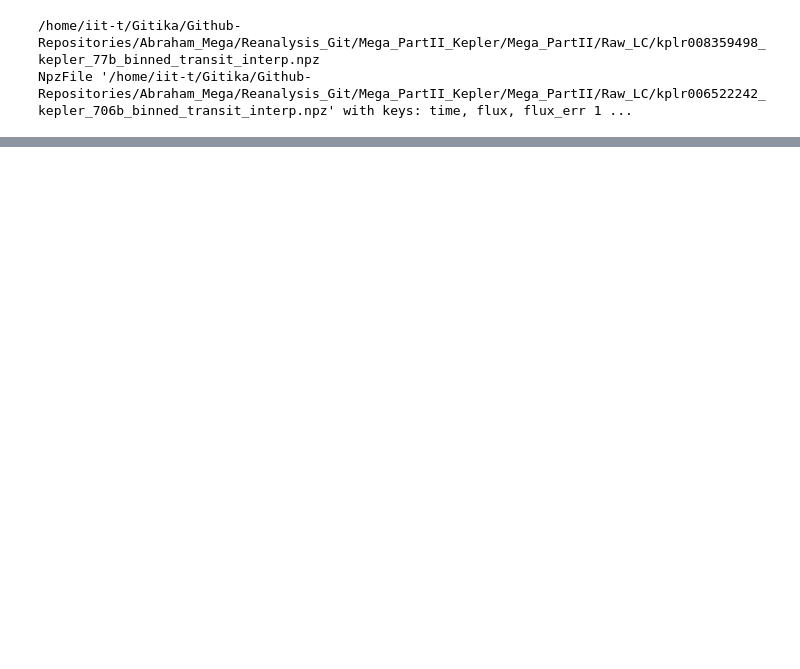
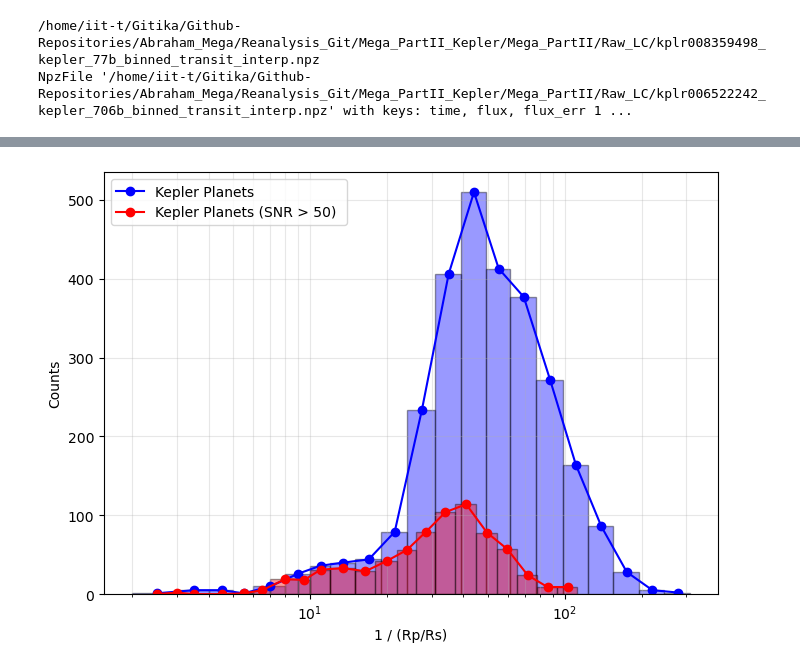
Before and after one commit to gitika2021/Mega_PartII, a Jupyter notebook: clean_codes_v2/Tests.ipynb, the cells around one changed output, grey strips where cells are left out. Cells and saved outputs as stored; diff of their text form; code cells hidden in the pictures; blank space fills up the shorter version.

```diff
--- a/clean_codes_v2/Tests.ipynb
+++ b/clean_codes_v2/Tests.ipynb
@@ -24,0 +341,98 @@ NpzFile '/home/iit-t/Gitika/Github-Repositories/Abraham_Mega/Reanalysis_Git/Mega
+# %%
+
+
+import numpy as np
+import pandas as pd
+
+
+def add_inverse_bins_as_input(df, bins, column='rprs',
+                              outfile='binned_table.csv'):
+    """
+    Bin using input bins defined in 1/rprs space.
+
+    Parameters
+    ----------
+    bins : list of [left, right]
+        Bin edges in inverse-rprs space (1/rprs)
+    """
+
+    df = df.copy()
+
+    rprs = df[column].to_numpy()
+    inv_rprs = 1.0 / rprs
+
+    bins = np.asarray(bins)
+
+    bin_idx = np.full(len(df), -1, dtype=int)
+
+    # assign bins in inverse space
+    for i, (l, r) in enumerate(bins):
+        mask = (inv_rprs >= l) & (inv_rprs < r)
+        bin_idx[mask] = i
+
+    # include right edge for last bin
+    l, r = bins[-1]
+    bin_idx[(inv_rprs >= l) & (inv_rprs <= r)] = len(bins) - 1
+
+    df['invrprs_bin_index'] = bin_idx
+
+    # store inverse-space bins (as given)
+    df['invrprs_bin_edges'] = [
+        tuple(bins[i]) if i >= 0 else (np.nan, np.nan)
+        for i in bin_idx
+    ]
+
+    # convert back to rprs-space bins
+    df['rprs_bin_edges'] = [
+        (1.0 / bins[i][1], 1.0 / bins[i][0])
+        if i >= 0 else (np.nan, np.nan)
+        for i in bin_idx
+    ]
+
+    df.to_csv(outfile, index=False)
+
+    return df
+koi_table_folder = '/home/iit-t/Gitika/Github-Repositories/Abraham_Mega/Reanalysis_Git/Mega_PartII_Kepler/Mega_PartII/Kepler/'
+koi_table_filename = "koi_cumulative_2025.06.28_01.24.15.csv"
+koi = koitab(files_dir = koi_table_folder,koi_file_name = koi_table_filename,
+             verbose=False)
+koi_table = koi.koi_table
+#print(koi_table)
+koi.get_koi_confirmed()
+koi_conf_plans_tabl = koi.koi_conf_plans_tab
+
+df =koi_conf_plans_tabl[koi_conf_plans_tabl['koi_model_snr']>=50]
+
+hist = LogBinHistogram(nbins=21)
+
+inverse_bins, counts = hist.add(
+    rp_rs_1,
+    label="Kepler Planets",
+    color='blue',
+    alpha=0.4
+)
+
+inverse_bins, counts = hist.add(
+    rp_rs_2,
+    label=f"Kepler Planets (SNR > 50) ",
+    color='red',
+    alpha=0.4
+)
+
+hist.show()
+
+mask = np.argsort(counts)[::-1]#(counts!=0)
+counts =counts[mask]
+inverse_bins = inverse_bins[mask]
+# print('inverse_bins',inverse_bins,counts,type(inverse_bins),inverse_bins.shape,counts.shape)
+# print('counts',np.sum(counts[8:10]))
+
+rsrp_bins = np.zeros((len(counts),3))
+rsrp_bins[:,0:2] = inverse_bins
+rsrp_bins[:,2] = counts
+np.save('test.npy',rsrp_bins)
+rsrp_bins2 = np.load('test.npy')
+print('test',rsrp_bins2[0])
+add_inverse_bins_as_input(df, inverse_bins, column='koi_ror',
+                              outfile='binned_table.csv')
+# %% [output]
@@ -24,0 +449 @@ NpzFile '/home/iit-t/Gitika/Github-Repositories/Abraham_Mega/Reanalysis_Git/Mega
+[figure, added]
```
Also changed, not shown: parts of 8 cells of this notebook, 19 other files.
